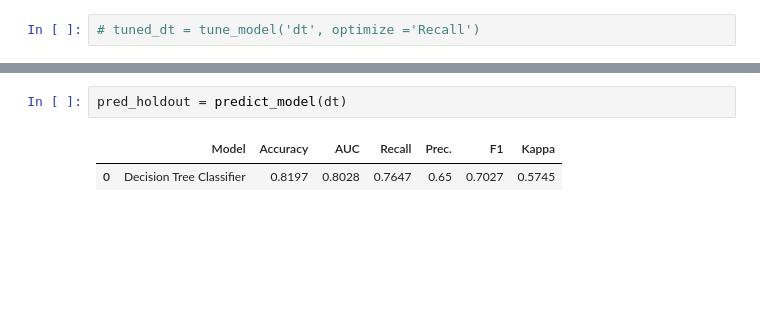
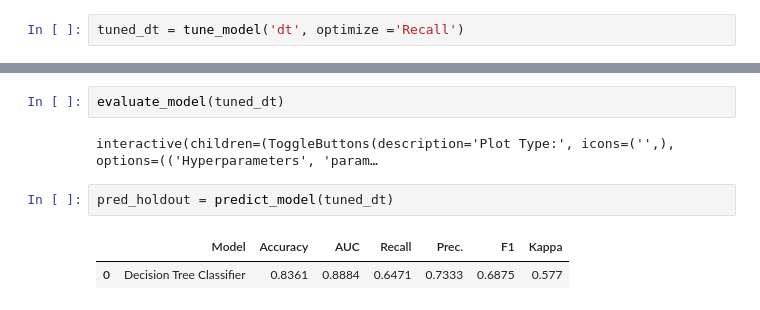
Before and after one commit to dearfad/mmhelper, a Jupyter notebook: project/dmy/caret.ipynb, the cells around one changed output, grey strips where cells are left out. Saved outputs shown, nothing was run; the diff lists cells and outputs as text; blank space fills up the shorter version.

```diff
--- a/project/dmy/caret.ipynb
+++ b/project/dmy/caret.ipynb
@@ -90,2 +83,2 @@ dt = create_model('dt')
 # %%
-# tuned_dt = tune_model('dt', optimize ='Recall')
+tuned_dt = tune_model('dt', optimize ='Recall')
@@ -96,5 +99,9 @@ plot_model(dt, 'class_report')
+# %%
+evaluate_model(tuned_dt)
+# %% [output]
+interactive(children=(ToggleButtons(description='Plot Type:', icons=('',), options=(('Hyperparameters', 'param…
 # %%
-pred_holdout = predict_model(dt)
+pred_holdout = predict_model(tuned_dt)
 # %% [output]
 |  | Model | Accuracy | AUC | Recall | Prec. | F1 | Kappa |
-| 0 | Decision Tree Classifier | 0.8197 | 0.8028 | 0.7647 | 0.65 | 0.7027 | 0.5745 |
+| 0 | Decision Tree Classifier | 0.8361 | 0.8884 | 0.6471 | 0.7333 | 0.6875 | 0.577 |
```
Also changed, not shown: parts of 6 cells of this notebook, 5 other files.
